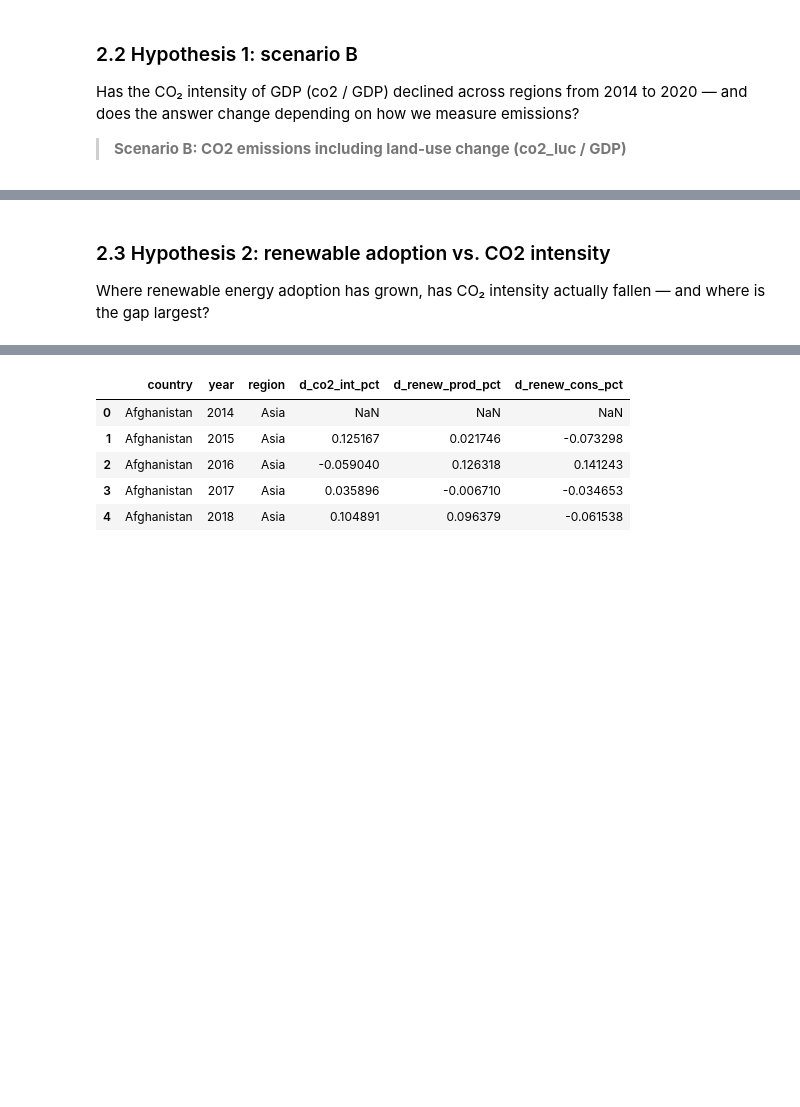
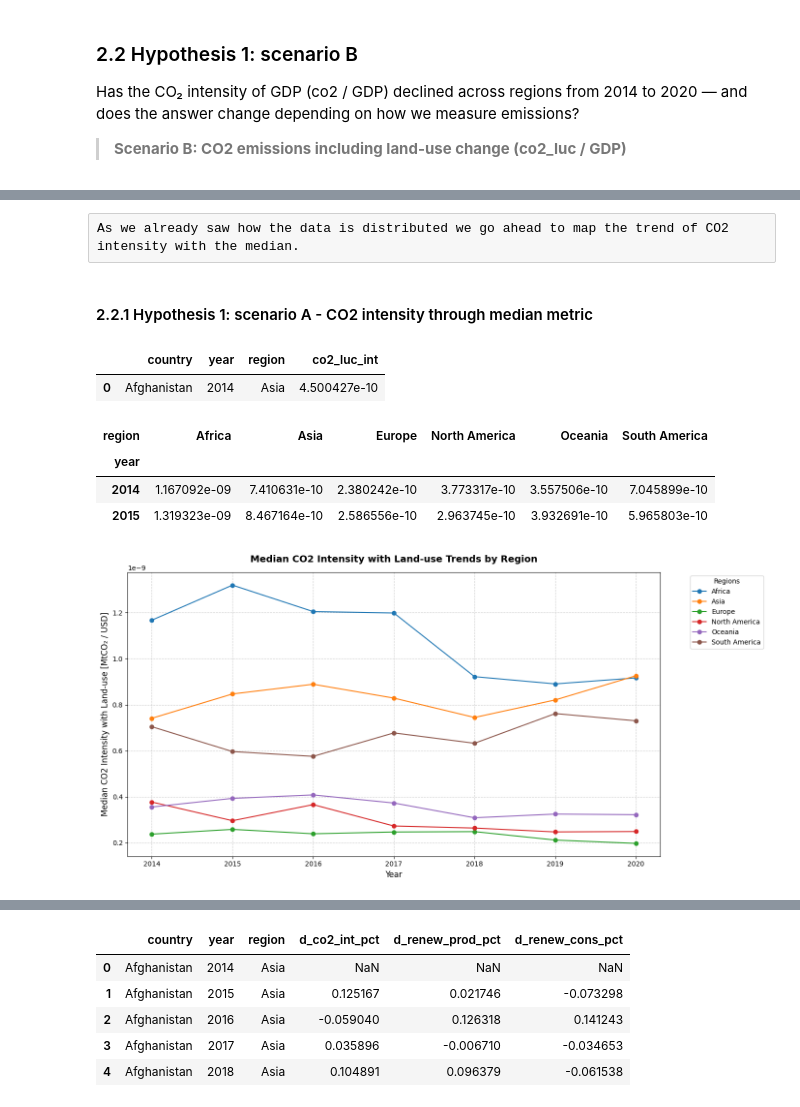
Before and after one commit to cadiyubu/first_project, a Jupyter notebook: notebooks/eda_hypothesis_testing_Diana.ipynb, the cells around one changed output, grey strips where cells are left out. Saved outputs shown, nothing was run; the diff lists cells and outputs as text; code cells hidden in the pictures; blank space fills up the shorter version.

Commit message:
Hypothesis 1 and 2 finished

```diff
--- a/notebooks/eda_hypothesis_testing_Diana.ipynb
+++ b/notebooks/eda_hypothesis_testing_Diana.ipynb
@@ -435,9 +422,37 @@ df['co2_luc_int'] = df['co2_luc']/df['GDP'] #--> scenario B
-# %%
-# Computing the rate of decoupling from CO2 including lad-use case
-#Order was already done previuosly in scenario A
-# Now that they are ordered, we compute the delta (delta = year - previous year data).
-df['d_co2_luc_int']= df.groupby('country')['co2_luc_int'].diff() ## for the first year it give NaN
-# %% [markdown]
-### 2.3 Hypothesis 2: renewable adoption vs. CO2 intensity
-
-Where renewable energy adoption has grown, has CO₂ intensity actually fallen — and where is the gap largest?
+# %% [raw]
+As we already saw how the data is distributed we go ahead to map the trend of CO2 intensity with the median.
+# %% [markdown]
+#### 2.2.1 Hypothesis 1: scenario A - CO2 intensity through median metric
+# %%
+#selecting just the columns of interest for the CO2 decoupling analysis.
+dec_luc_cols=['country', 'year','region','co2_luc_int']
+dec_luc_df=df[dec_luc_cols]
+dec_luc_df.head(1)
+# %% [output]
+|  | country | year | region | co2_luc_int |
+| 0 | Afghanistan | 2014 | Asia | 4.500427e-10 |
+# %%
+piv_dec_luc_df= dec_luc_df.pivot_table(index='year', columns='region', values='co2_luc_int', aggfunc='median')
+piv_dec_luc_df.head(2)
+# %% [output]
+| region | Africa | Asia | Europe | North America | Oceania | South America |
+| year |  |  |  |  |  |  |
+| 2014 | 1.167092e-09 | 7.410631e-10 | 2.380242e-10 | 3.773317e-10 | 3.557506e-10 | 7.045899e-10 |
+| 2015 | 1.319323e-09 | 8.467164e-10 | 2.586556e-10 | 2.963745e-10 | 3.932691e-10 | 5.965803e-10 |
+# %%
+#creating the line plot to see CO2 intensity trend per region
+piv_dec_luc_df.plot(kind='line', figsize=(14,7), marker='o')
+# Adding clear lables and titles
+plt.title('Median CO2 Intensity with Land-use Trends by Region', fontsize=14, fontweight='bold', pad=15)
+plt.xlabel('Year', fontsize=12)
+plt.ylabel('Median CO2 Intensity with Land-use [MtCO₂ / USD]', fontsize=12)
+
+#Working the layout and legend
+plt.grid(True, linestyle='--', alpha=0.6)
+plt.legend(title='Regions', bbox_to_anchor=(1.05, 1), loc='upper left')
+plt.tight_layout()
+plt.savefig('../figures/medianCO2Intensity_luc_Regiontrends.png', dpi=150, bbox_inches='tight')
+#Rendering the final image
+plt.show()
+# %% [output]
+[figure, added]
```
Also changed, not shown: parts of 34 cells of this notebook, 4 other files.
